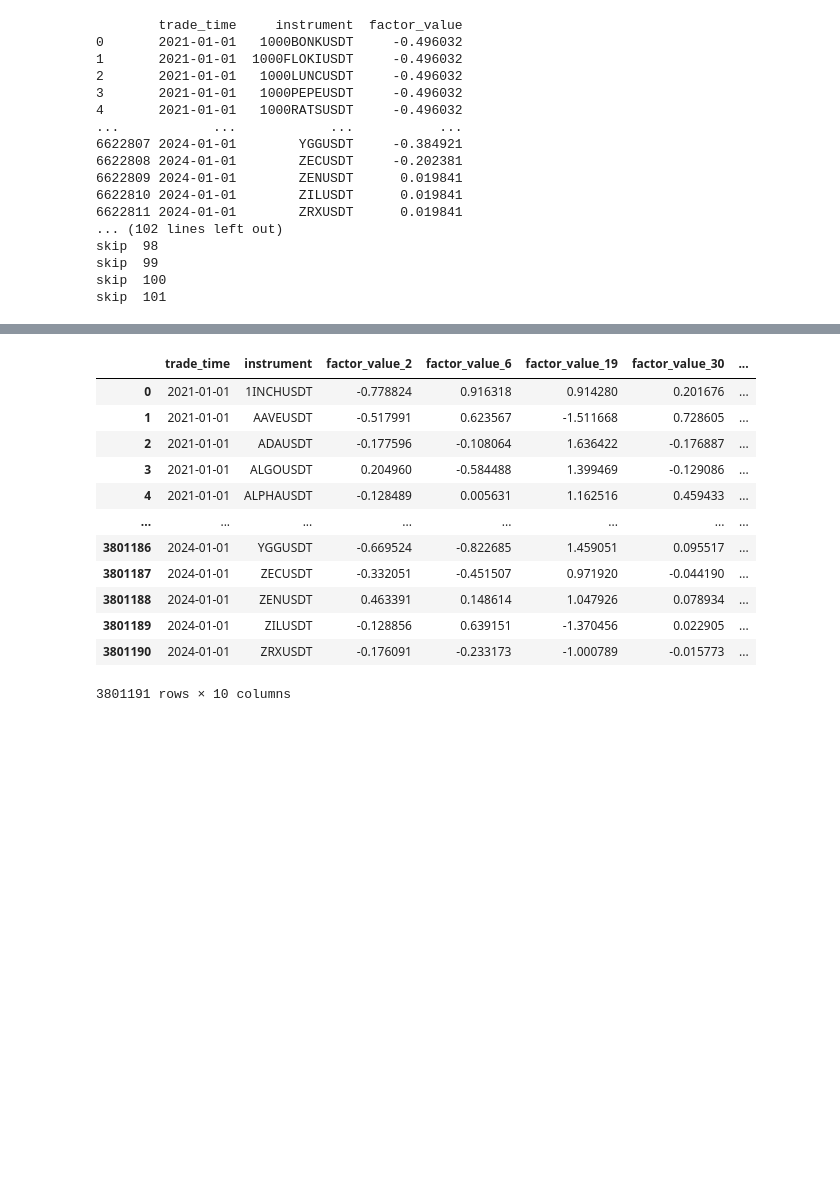
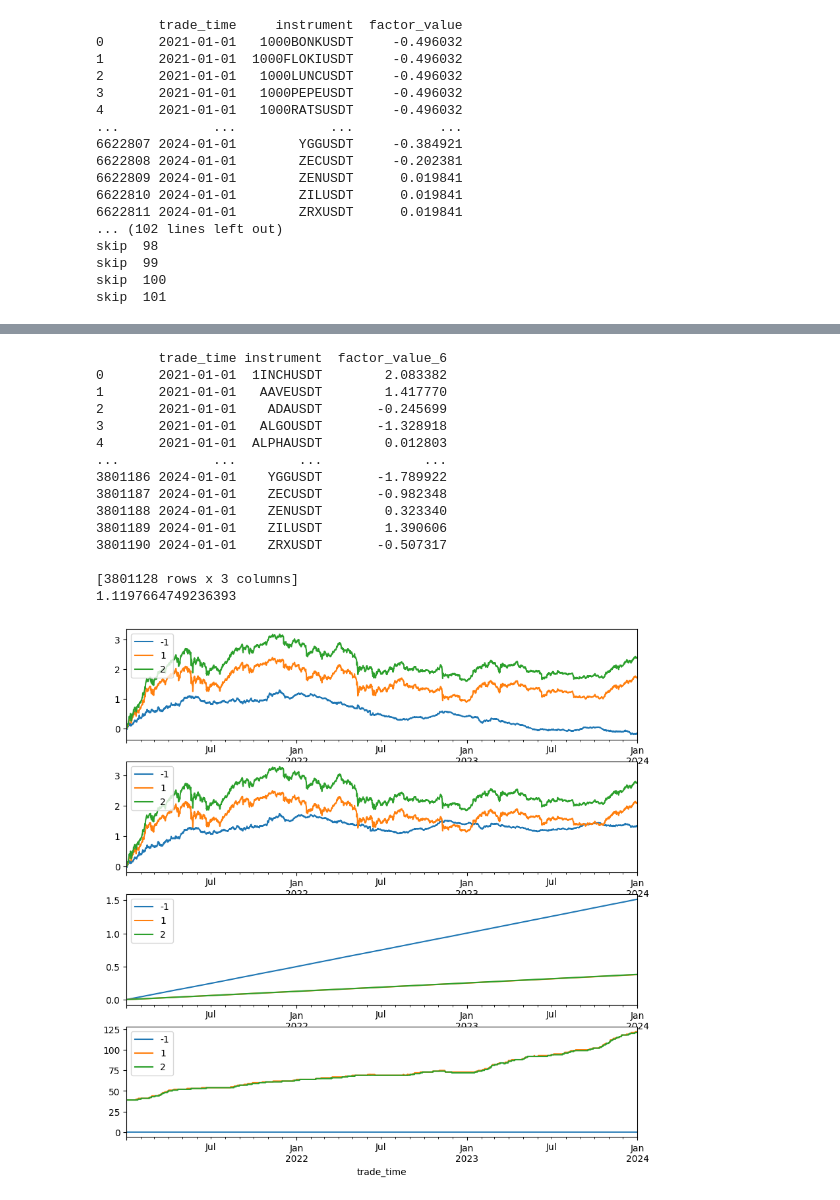
Before and after one commit to zhengow/factor, a Jupyter notebook: backtest.ipynb, the cells around one changed output, grey strips where cells are left out. Cells and saved outputs as stored; diff of their text form; code cells hidden in the pictures; blank space fills up the shorter version.

```diff
--- a/backtest.ipynb
+++ b/backtest.ipynb
@@ -251,16 +246,52 @@ draw(result)
-# %%
-df
-# %% [output]
-|  | trade_time | instrument | factor_value_2 | factor_value_6 | factor_value_19 | factor_value_30 | ... |
-| 0 | 2021-01-01 | 1INCHUSDT | -0.778824 | 0.916318 | 0.914280 | 0.201676 | ... |
-| 1 | 2021-01-01 | AAVEUSDT | -0.517991 | 0.623567 | -1.511668 | 0.728605 | ... |
-| 2 | 2021-01-01 | ADAUSDT | -0.177596 | -0.108064 | 1.636422 | -0.176887 | ... |
-| 3 | 2021-01-01 | ALGOUSDT | 0.204960 | -0.584488 | 1.399469 | -0.129086 | ... |
-| 4 | 2021-01-01 | ALPHAUSDT | -0.128489 | 0.005631 | 1.162516 | 0.459433 | ... |
-| ... | ... | ... | ... | ... | ... | ... | ... |
-| 3801186 | 2024-01-01 | YGGUSDT | -0.669524 | -0.822685 | 1.459051 | 0.095517 | ... |
-| 3801187 | 2024-01-01 | ZECUSDT | -0.332051 | -0.451507 | 0.971920 | -0.044190 | ... |
-| 3801188 | 2024-01-01 | ZENUSDT | 0.463391 | 0.148614 | 1.047926 | 0.078934 | ... |
-| 3801189 | 2024-01-01 | ZILUSDT | -0.128856 | 0.639151 | -1.370456 | 0.022905 | ... |
-| 3801190 | 2024-01-01 | ZRXUSDT | -0.176091 | -0.233173 | -1.000789 | -0.015773 | ... |
-3801191 rows × 10 columns
+# %%
+sess = ddb.session(host='localhost', port=8848, userid='admin', password='123456')
+sql = '''
+def get_label(instruments) {
+    min_time = min(instruments['trade_time'])
+    max_time = max(instruments['trade_time'])
+    crypto_price = select * from loadTable("dfs://crypto_db", "k_hour") where trade_time >= min_time and trade_time <= temporalAdd(max_time, 2, `d)
+    hour_num = 8
+    crypto_return = select trade_time, instrument, move(ratios(open) - 1, -1) as ret from crypto_price context by instrument
+    crypto_label = select trade_time, instrument, move(mavg(ret, hour_num) / mstd(ret, hour_num), -hour_num) as label from crypto_return context by instrument
+    // crypto_label = select trade_time, instrument, move((open / move(open, hour_num) - 1), -hour_num) as ret from crypto_price context by instrument csort trade_time
+    crypto_label = select * from crypto_label where trade_time >= min_time and trade_time <= max_time order by trade_time, instrument
+
+    return crypto_label
+}
+
+get_label(df)
+'''
+sess.run("df = table(1000:0,`trade_time`instrument, [TIMESTAMP,SYMBOL])")
+sess.run("tableInsert{df}",df[['trade_time', 'instrument']])
+df_return = sess.run(sql)
+sess.close()
+factor_with_label = pd.merge(df, df_return, how='left', on=['trade_time', 'instrument'])
+factor_with_label = factor_with_label.dropna()
+# %%
+sess = ddb.session(host='localhost', port=8848, userid='admin', password='123456')
+df = factor_with_label[['trade_time', 'instrument', 'factor_value_6']]
+print(df)
+# df['factor_value'] = -df['factor_value']
+# print(df)
+sess.close()
+result = backtest(df, 2)
+sharpe = cal_sharpe(result[result['grp']==-1]['cumret'])
+print(sharpe)
+draw(result)
+# %% [output]
+        trade_time instrument  factor_value_6
+0       2021-01-01  1INCHUSDT        2.083382
+1       2021-01-01   AAVEUSDT        1.417770
+2       2021-01-01    ADAUSDT       -0.245699
+3       2021-01-01   ALGOUSDT       -1.328918
+4       2021-01-01  ALPHAUSDT        0.012803
+...            ...        ...             ...
+3801186 2024-01-01    YGGUSDT       -1.789922
+3801187 2024-01-01    ZECUSDT       -0.982348
+3801188 2024-01-01    ZENUSDT        0.323340
+3801189 2024-01-01    ZILUSDT        1.390606
+3801190 2024-01-01    ZRXUSDT       -0.507317
+
+[3801128 rows x 3 columns]
+1.1197664749236393
+[figure, added]
```
Also changed, not shown: parts of 19 cells of this notebook, 11 other files.
